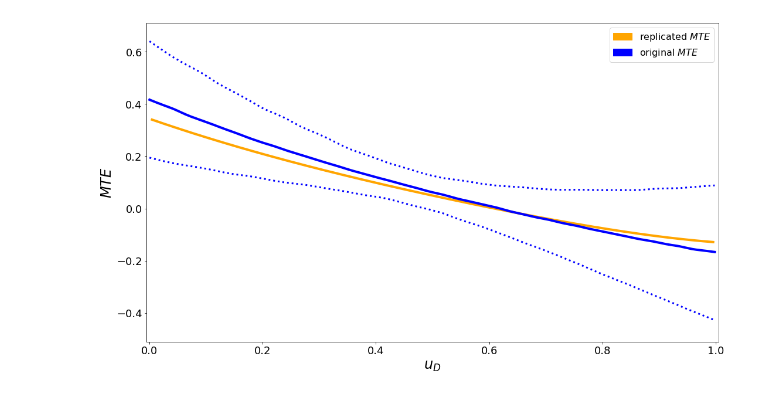
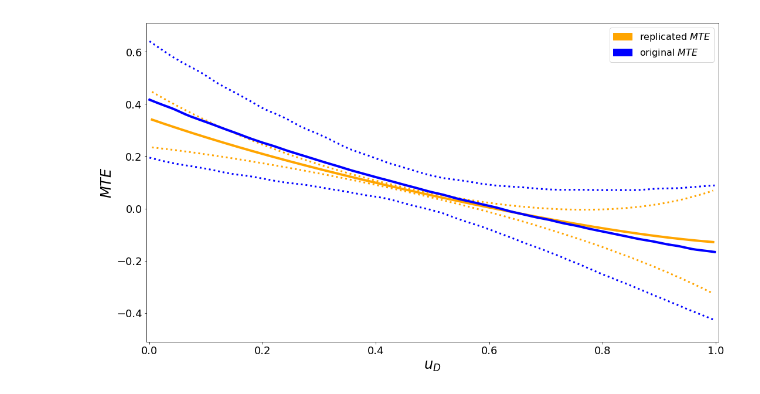
Before and after one commit to segsell/grmpy-semipar, a Jupyter notebook: replication-Carneiro2011.ipynb, the cells around one changed output. Cells and saved outputs as stored; diff of their text form; code cells hidden in the pictures.

```diff
--- a/replication-Carneiro2011.ipynb
+++ b/replication-Carneiro2011.ipynb
@@ -168,31 +168,31 @@ mte_ = pd.read_csv('semipar/data/mte_semipar_original.csv')
 # %%
 # Plot
 ax = plt.figure(figsize=(17.5, 10)).add_subplot(111)
 
 ax.set_ylabel(r"$MTE$", fontsize=24)
 ax.set_xlabel("$u_D$", fontsize=24)
 ax.tick_params(axis="both", which="major", labelsize=18)
 
 # Plot replicated curves
 ax.plot(quantiles, mte_4, label="replicated $MTE$", color="orange", linewidth=4)
 
 # ax.plot(quantiles_R, mte_4_R, label="replicated $MTE$, R loess residuals", color="green", linewidth=4)
 
-# ax.plot(quantiles, con_u, color="orange", linestyle=":", linewidth=3)
-# ax.plot(quantiles, con_d, color="orange", linestyle=":", linewidth=3)
+ax.plot(quantiles, con_u, color="orange", linestyle=":", linewidth=3)
+ax.plot(quantiles, con_d, color="orange", linestyle=":", linewidth=3)
 
 
 # Plot original curve
 ax.plot(mte_['quantiles'], mte_['mte'], label="$original MTE$", color="blue", linewidth=4)
 ax.plot(mte_['quantiles'], mte_['con_u'], color="blue", linestyle=":", linewidth=3)
 ax.plot(mte_['quantiles'], mte_['con_d'], color="blue", linestyle=":", linewidth=3)
 
 ax.set_ylim([-0.51, 0.71])
 ax.set_xlim([-0.005, 1.005])
 
 blue_patch = mpatches.Patch(color="orange", label="replicated $MTE$")
 orange_patch = mpatches.Patch(color="blue", label="original $MTE$")
 plt.legend(handles=[blue_patch, orange_patch], prop={"size": 16})
 plt.show()
 # %% [output]
-[figure, old version]
+[figure, new version]
```
